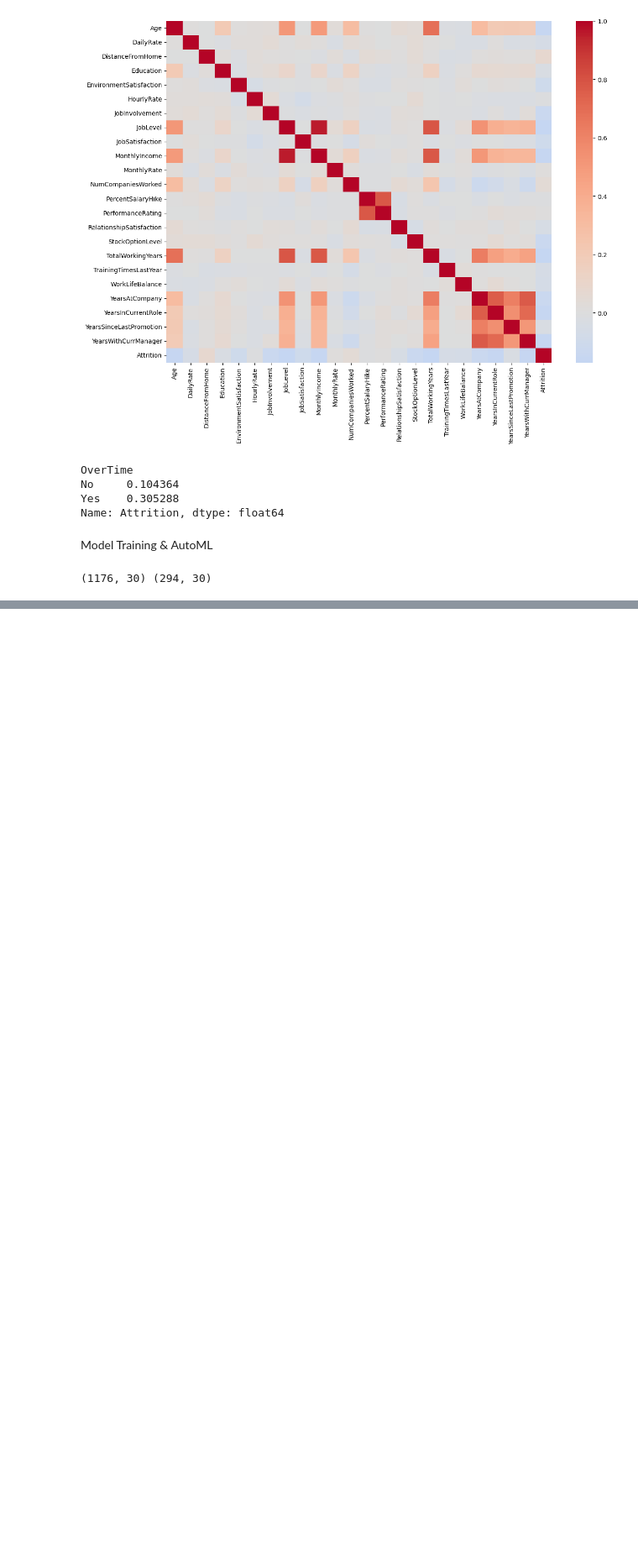
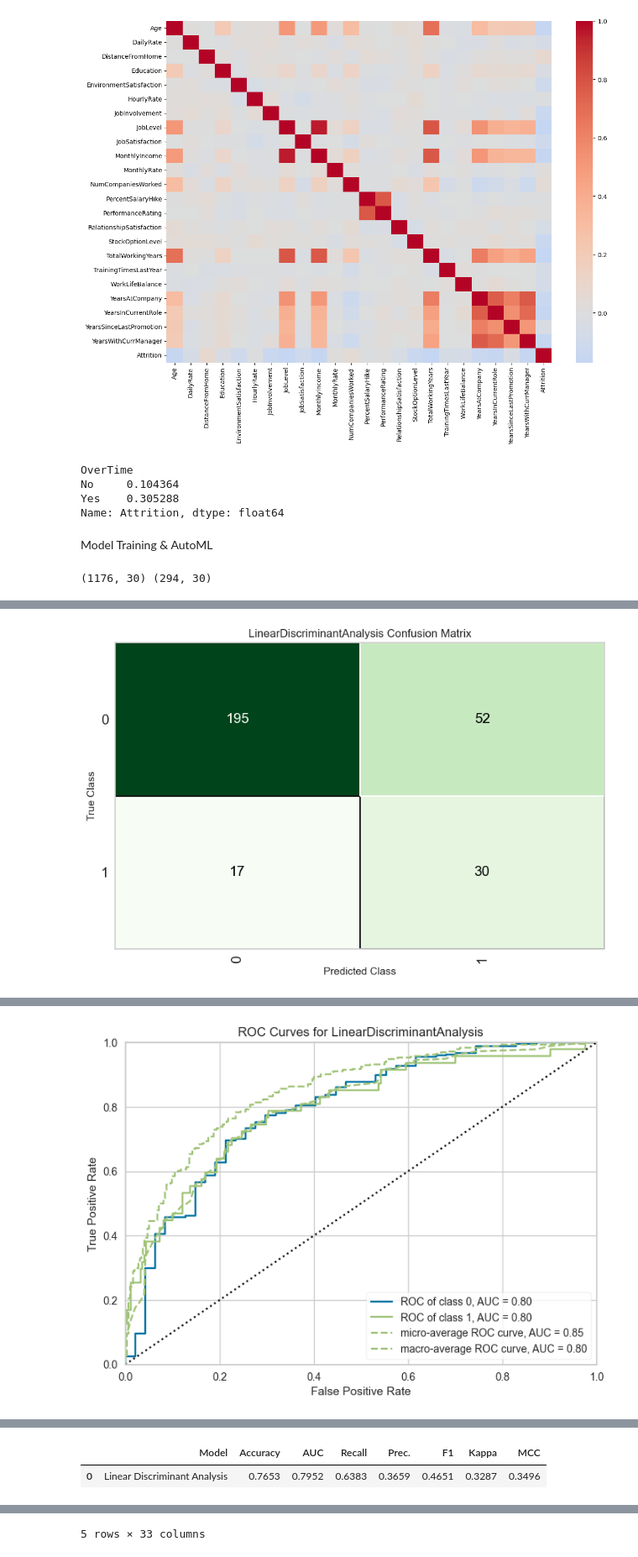
Before and after one commit to SafaaC/Employee_Attrition_Prediction, a Jupyter notebook: attrition.ipynb, the cells around one changed output, grey strips where cells are left out. Shown at 84% size. Saved outputs shown, nothing was run; the diff lists cells and outputs as text; code cells hidden in the pictures; blank space fills up the shorter version.

```diff
--- a/attrition.ipynb
+++ b/attrition.ipynb
@@ -218,0 +251,2 @@ ROC-AUC: 0.791
+# %%
+best_models = compare_models(sort="AUC", n_select=3)
@@ -218,0 +270,3 @@ ROC-AUC: 0.791
+# %%
+best = best_models[0]
+tuned = tune_model(best, optimize="F1", n_iter=30)
@@ -218,0 +287,8 @@ ROC-AUC: 0.791
+# %%
+plot_model(tuned, plot="confusion_matrix")
+plot_model(tuned, plot="auc")
+plot_model(tuned, plot="feature")
+
+holdout = predict_model(tuned)
+holdout.head()
+# %% [output]
@@ -218,0 +296 @@ ROC-AUC: 0.791
+[figure, added]
@@ -218,0 +298 @@ ROC-AUC: 0.791
+[figure, added]
@@ -218,0 +301,2 @@ ROC-AUC: 0.791
+|  | Model | Accuracy | AUC | Recall | Prec. | F1 | Kappa | MCC |
+| 0 | Linear Discriminant Analysis | 0.7653 | 0.7952 | 0.6383 | 0.3659 | 0.4651 | 0.3287 | 0.3496 |
@@ -218,0 +309 @@ ROC-AUC: 0.791
+5 rows × 33 columns
```
Also changed, not shown: parts of 7 cells of this notebook.
